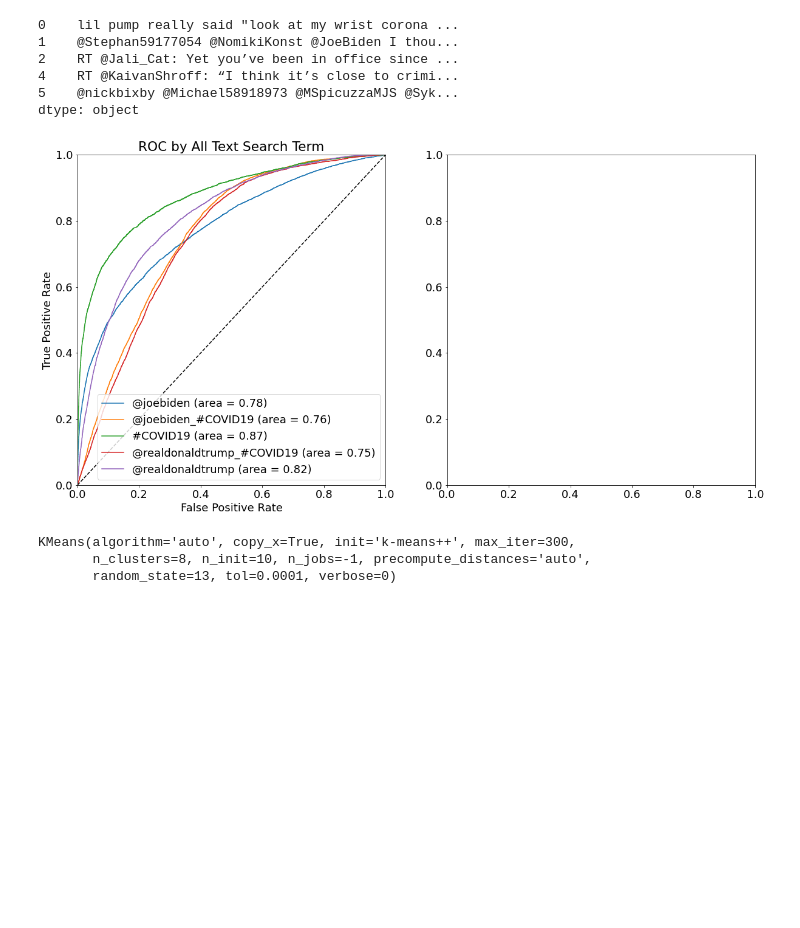
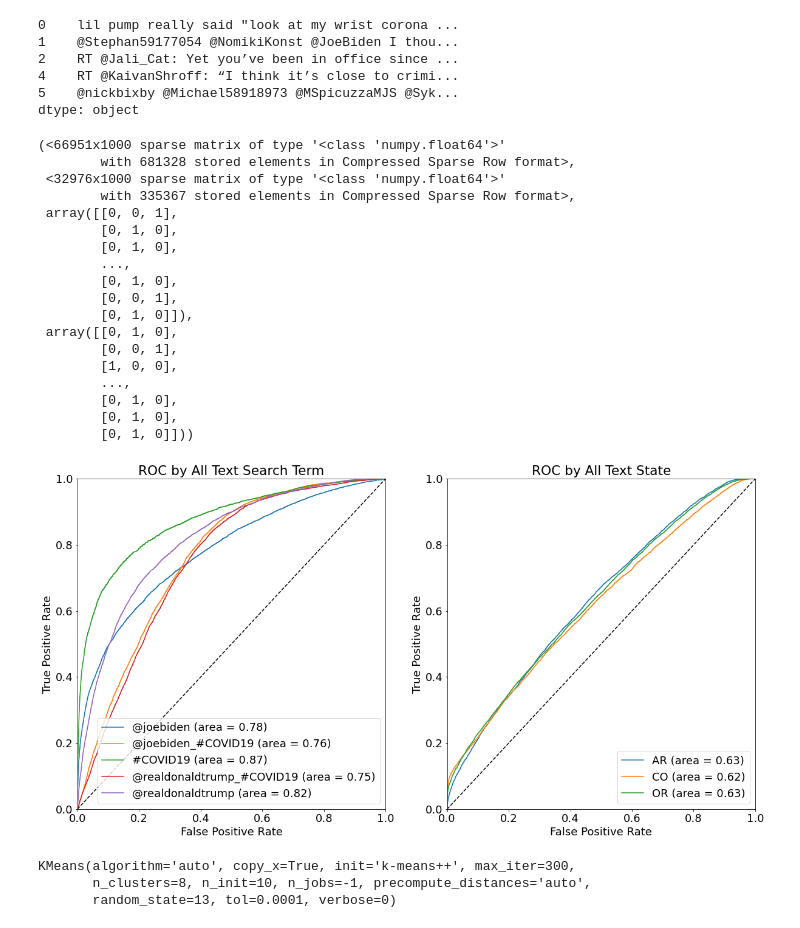
Before and after one commit to connorslagle/micro-blog-demo-targeting, a Jupyter notebook: notebooks/Untitled.ipynb, the cells around one changed output. Drawn from its saved outputs; the diff is of its cells as text; code cells hidden in the pictures; blank space fills up the shorter version.

```diff
--- a/notebooks/Untitled.ipynb
+++ b/notebooks/Untitled.ipynb
@@ -649,10 +651,28 @@ dtype: object
 # %%
 fig, axs = plt.subplots(1,2,figsize = (20,10))
 
-X_train, X_test, y_train, y_test = mc_roc(axs[0], whole_text, targets['search_term_key'], [1,2,3,4,5], 'All Text Search Term',term_dict, figsize)
-# mc_roc(axs[1], whole_text, targets['state'], [1,2,3], 'All Text State', state_dict, figsize)
+X_train, X_test, y_train, y_test = mc_roc(axs[0], whole_text, targets['search_term_key'], [1,2,3,4,5], 'All Text Search Term',term_dict)
+mc_roc(axs[1], whole_text, targets['state'], [1,2,3], 'All Text State', state_dict)
 # %% [output]
+(<66951x1000 sparse matrix of type '<class 'numpy.float64'>'
+        with 681328 stored elements in Compressed Sparse Row format>,
+ <32976x1000 sparse matrix of type '<class 'numpy.float64'>'
+        with 335367 stored elements in Compressed Sparse Row format>,
+ array([[0, 0, 1],
+        [0, 1, 0],
+        [0, 1, 0],
+        ...,
+        [0, 1, 0],
+        [0, 0, 1],
+        [0, 1, 0]]),
+ array([[0, 1, 0],
+        [0, 0, 1],
+        [1, 0, 0],
+        ...,
+        [0, 1, 0],
+        [0, 1, 0],
+        [0, 1, 0]]))
-[figure, old version]
+[figure, new version]
 # %%
 # lets try clustering
 from sklearn.cluster import KMeans
```
Also changed, not shown: parts of 15 cells of this notebook, 1 other file.
